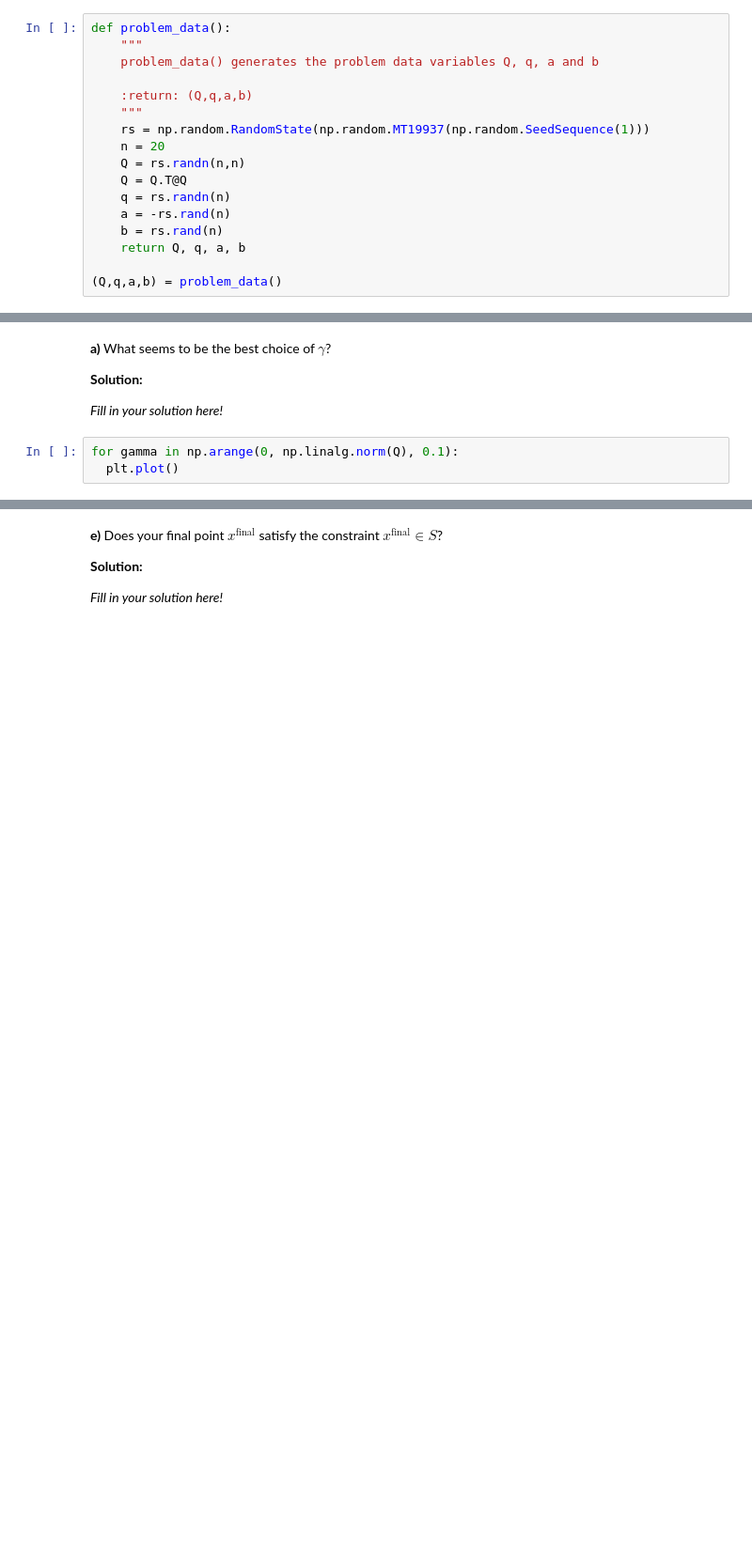
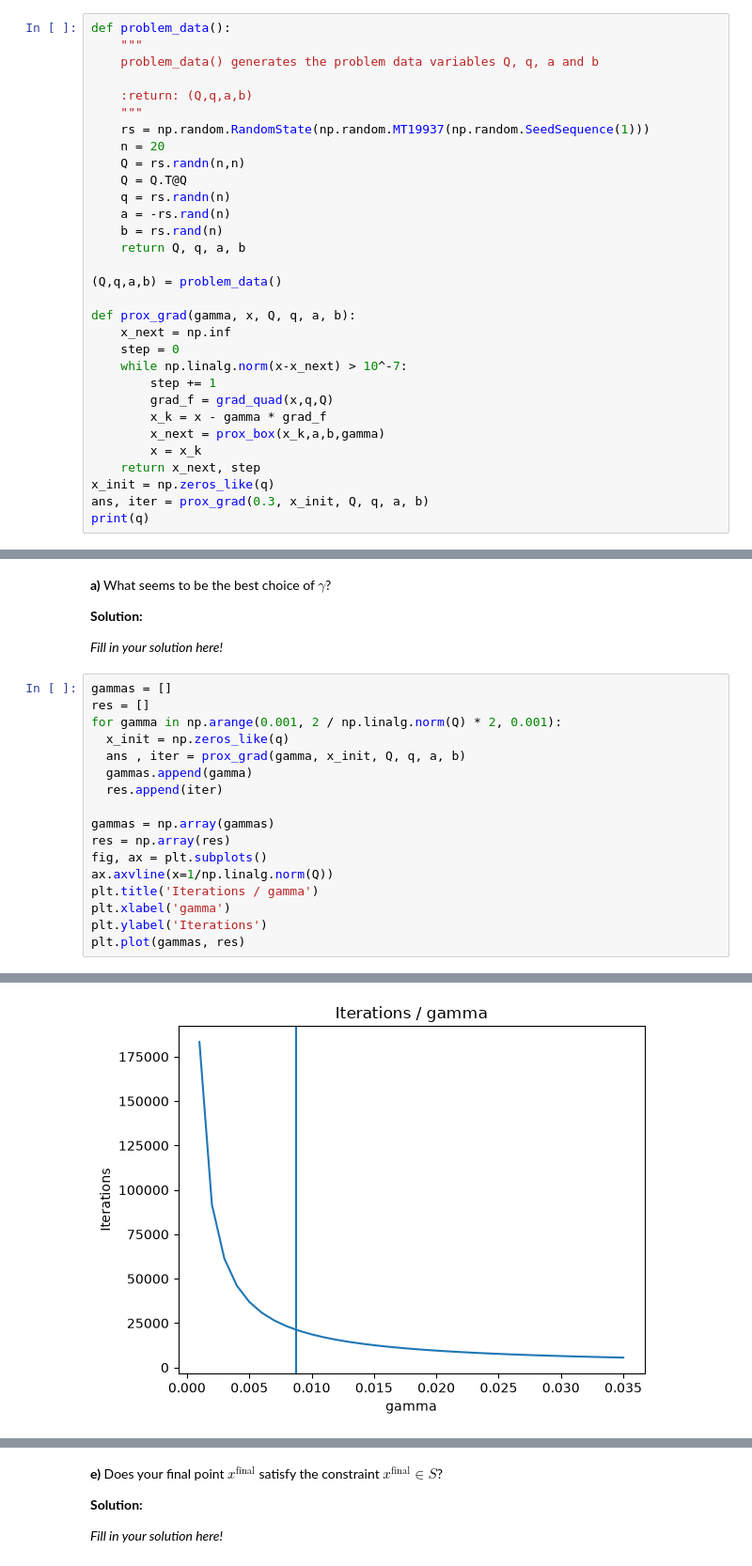
Before and after one commit to jakobsoderberg1/frtn50, a Jupyter notebook: handin1.ipynb, the cells around one changed output, grey strips where cells are left out. Shown at 94% size. Saved outputs shown, nothing was run; the diff lists cells and outputs as text; blank space fills up the shorter version.

```diff
--- a/handin1.ipynb
+++ b/handin1.ipynb
@@ -521,3 +530,17 @@ def problem_data():
     return Q, q, a, b
 
 (Q,q,a,b) = problem_data()
+
+def prox_grad(gamma, x, Q, q, a, b):
+    x_next = np.inf
+    step = 0
+    while np.linalg.norm(x-x_next) > 10^-7:
+        step += 1
+        grad_f = grad_quad(x,q,Q)
+        x_k = x - gamma * grad_f
+        x_next = prox_box(x_k,a,b,gamma)
+        x = x_k
+    return x_next, step
+x_init = np.zeros_like(q)
+ans, iter = prox_grad(0.3, x_init, Q, q, a, b)
+print(q)
@@ -527,6 +555,21 @@ __a)__ What seems to be the best choice of $\gamma$?
 __Solution:__
 
 _Fill in your solution here!_
-# %%
-for gamma in np.arange(0, np.linalg.norm(Q), 0.1):
-  plt.plot()
+# %%
+gammas = []
+res = []
+for gamma in np.arange(0.001, 2 / np.linalg.norm(Q) * 2, 0.001):
+  x_init = np.zeros_like(q)
+  ans , iter = prox_grad(gamma, x_init, Q, q, a, b)
+  gammas.append(gamma)
+  res.append(iter)
+
+gammas = np.array(gammas)
+res = np.array(res)
+fig, ax = plt.subplots()
+ax.axvline(x=1/np.linalg.norm(Q))
+plt.title('Iterations / gamma')
+plt.xlabel('gamma')
+plt.ylabel('Iterations')
+plt.plot(gammas, res)
+# %% [output]
@@ -533,3 +577,4 @@ for gamma in np.arange(0, np.linalg.norm(Q), 0.1):
+[figure, added]
 # %% [markdown]
 
 
```
Also changed, not shown: parts of 14 cells of this notebook.
